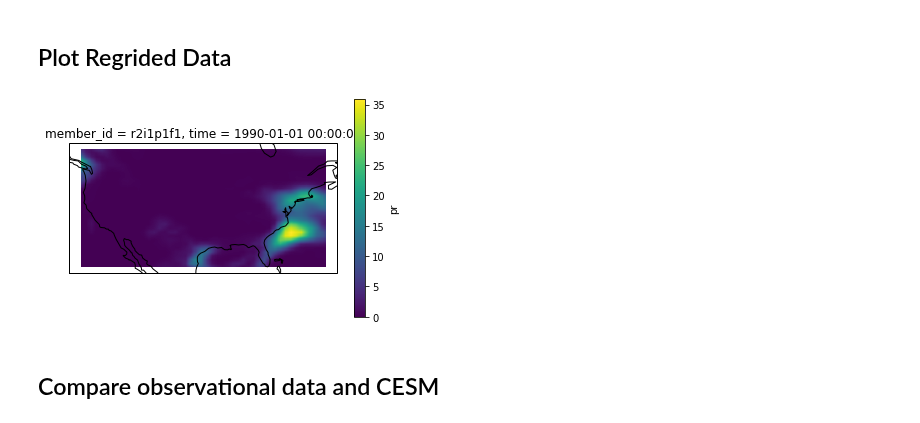
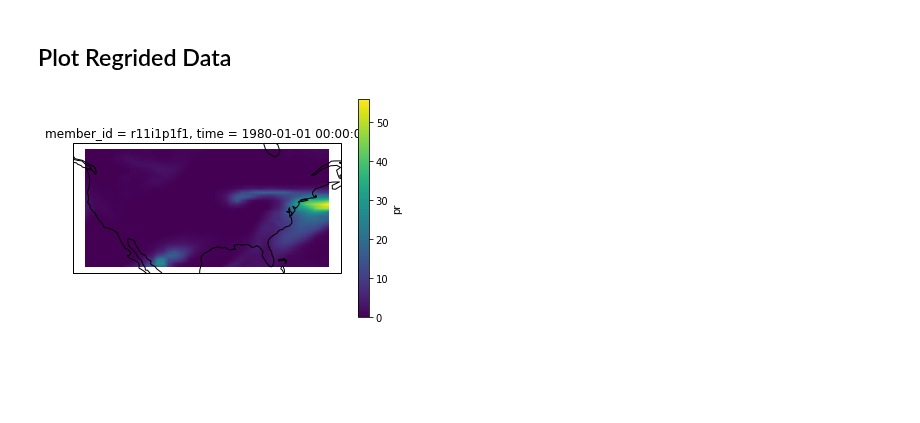
Before and after one commit to EricKeenan/cmip6-downscalling, a Jupyter notebook: notebooks/Regrid.ipynb, the cells around one changed output. Drawn from its saved outputs; the diff is of its cells as text; code cells hidden in the pictures; blank space fills up the shorter version.

```diff
--- a/notebooks/Regrid.ipynb
+++ b/notebooks/Regrid.ipynb
@@ -38,9 +38,10 @@ tf = '2009-12-31'
 ##### This is the grid that we will interpolate CMIP6 data to.
 # %%
 cat = intake.Catalog('/glade/u/home/jhamman/hap_data.yaml')
-obs_ds = cat['gmet_v2'].to_dask()
-tgt_grid = xr.Dataset({'lat': (['lat'], obs_ds['lat']),
-                     'lon': (['lon'], obs_ds['lon'])})
+tgt_ds = cat['gmet_v2'].to_dask()
+tgt_ds = tgt_ds.sel(time=slice(t0, tf))
+tgt_grid = xr.Dataset({'lat': (['lat'], tgt_ds['lat']),
+                     'lon': (['lon'], tgt_ds['lon'])})
 # %% [markdown]
 ## Retrieve CMIP6 data
 ##### This data will be regridded to the target grid.
@@ -48,13 +49,14 @@ tgt_grid = xr.Dataset({'lat': (['lat'], obs_ds['lat']),
 # Querry CMIP6 data catalog for desired data
 cat = intake.open_esm_datastore("../catalogs/glade-cmip6.json")
 cat = cat.search(experiment_id = ['historical'], source_id = ['CESM2'], \
-                 table_id = ['day'], variable_id = ['pr'], member_id = ['r2i1p1f1'])
-cat.df.head()
+#                  table_id = ['day'], variable_id = ['pr'], member_id = ['r2i1p1f1'])
+                 table_id = ['day'], variable_id = ['pr'])
+print(len(cat.df))
 
 # Create dataset
-ds = cat.to_dataset_dict(cdf_kwargs={'chunks': {'time': 1000}})
-ds = ds['CMIP.NCAR.CESM2.historical.day.gn']['pr']
-ds = ds.sel(time=slice(t0, tf))
-ds = ds[0,:,:,:]
-ds.data
+train_ds = cat.to_dataset_dict(cdf_kwargs={'chunks': {'time': 1000}})
+train_ds = train_ds['CMIP.NCAR.CESM2.historical.day.gn']['pr']
+# train_ds = train_ds.sel(time=slice(t0, tf))
+train_ds = train_ds.isel(time=slice(47450, 47815))
+train_ds.data
 # %% [output]
@@ -66,11 +69,11 @@ ds.data
 # %% [markdown]
 ## Regrid CMIP6 grid to target grid
 # %%
-%time regridder = xe.Regridder(ds, tgt_grid, 'bilinear')
+regridder = xe.Regridder(train_ds, tgt_grid, 'bilinear')
 regridder.clean_weight_file()
-regridded_ds = regridder(ds)
-regridded_ds.data
+train_ds = regridder(train_ds)
+train_ds.data
 with ProgressBar():
-    regridded_ds = regridded_ds.persist() # Applies regridding (no longer lazy!)
+    train_ds = train_ds.persist() # Applies regridding (no longer lazy!)
 # %% [output]
 Create weight file: bilinear_192x288_224x464.nc
@@ -83,15 +84,12 @@ Remove file bilinear_192x288_224x464.nc
 # %%
 # # Currently the regirdded data is daily time resolution with units of kg/m^2/sec
 # # Multiply by 86400 to transform to mm/day (the same as kg/m^2/day)
-ds = ds * 86400
-regridded_ds = regridded_ds * 86400
+train_ds = train_ds * 86400
 # %% [markdown]
 ## Plot Regrided Data
 # %%
 ax = plt.axes(projection=ccrs.PlateCarree())
-regridded_ds.isel(time=0).plot.pcolormesh(ax=ax);
+train_ds.isel(member_id=0, time=0).plot.pcolormesh(ax=ax);
 ax.coastlines();
 # %% [output]
-[figure, old version]
+[figure, new version]
-# %% [markdown]
-## Compare observational data and CESM
```
Also changed, not shown: parts of 8 cells of this notebook.
